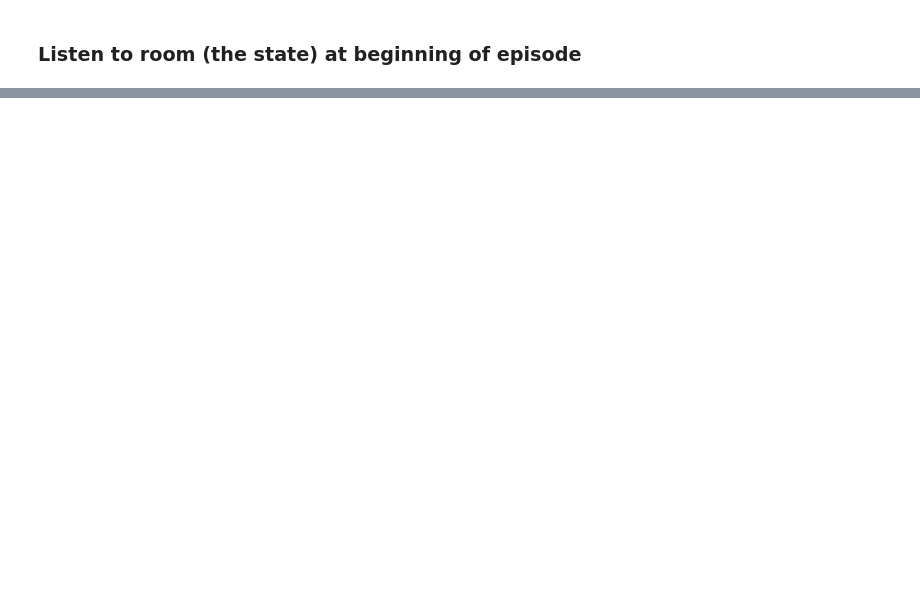
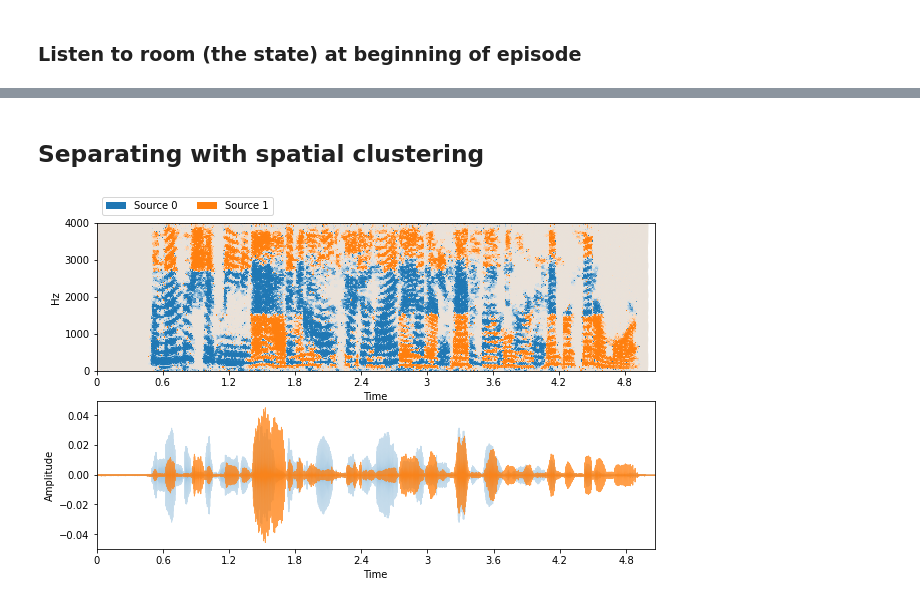
Before and after one commit to pseeth/otoworld, a Jupyter notebook: rl-audition/notebooks/demo.ipynb, the cells around one changed output, grey strips where cells are left out. Saved outputs shown, nothing was run; the diff lists cells and outputs as text; code cells hidden in the pictures; blank space fills up the shorter version.

```diff
--- a/rl-audition/notebooks/demo.ipynb
+++ b/rl-audition/notebooks/demo.ipynb
@@ -91,0 +100,15 @@ room_sound.embed_audio()
+# %% [markdown]
+## Separating with spatial clustering
+# %%
+spcl = nussl.separation.spatial.SpatialClustering(
+    room_sound, num_sources=2, mask_type='binary'
+)
+estimates = spcl()
+
+estimates = {
+    f'Source {i}': e for i, e in enumerate(estimates)
+}
+
+visualize_and_embed(estimates)
+# %% [output]
+[figure, added]
```
Also changed, not shown: parts of 6 cells of this notebook, 7 other files.
